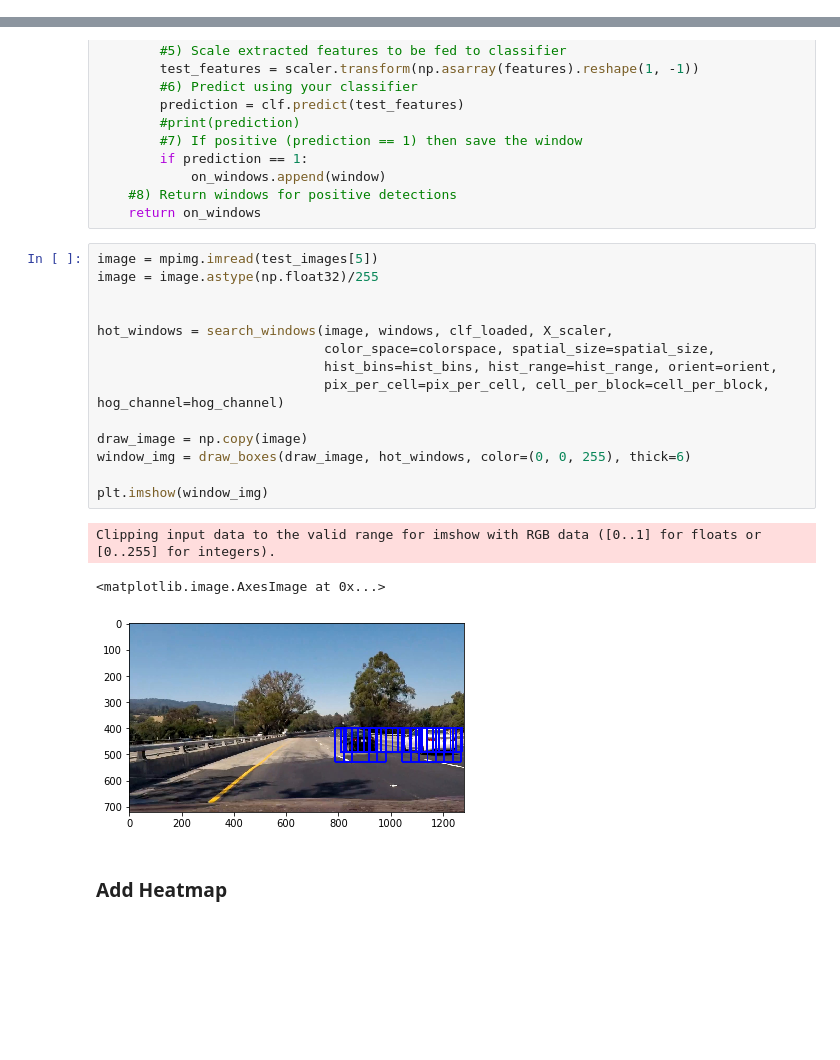
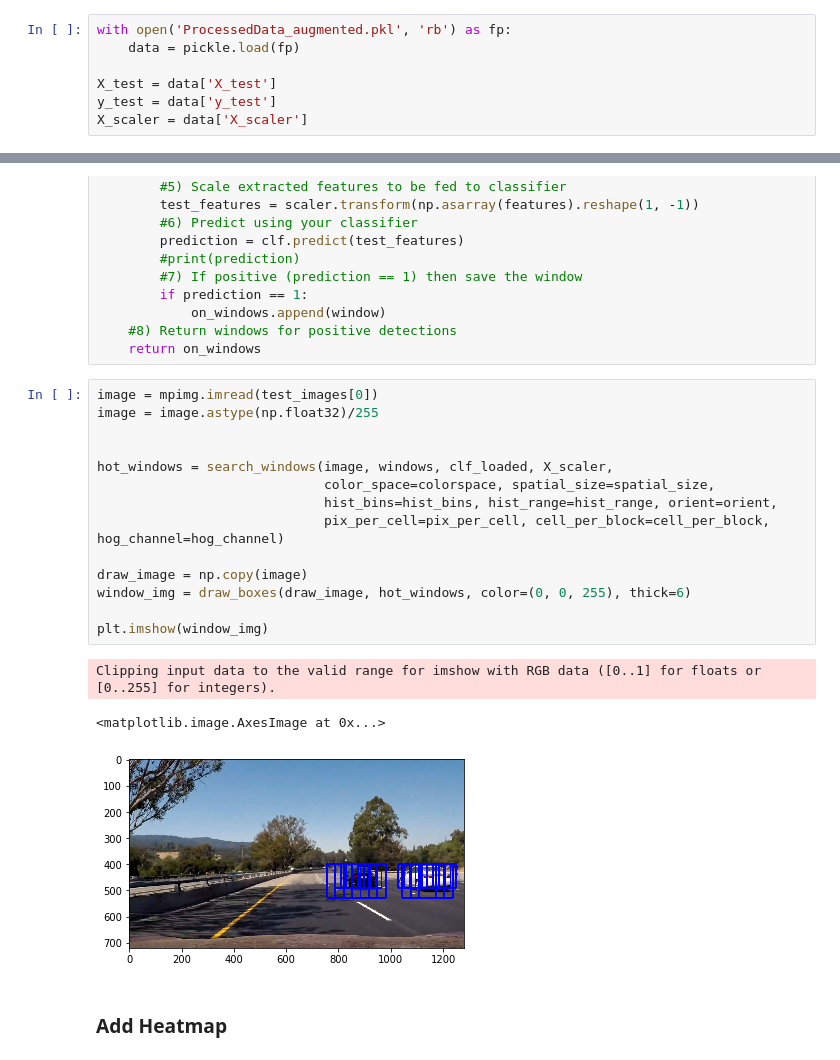
Before and after one commit to PedroHRPBS/CarND-Vehicle-Detection, a Jupyter notebook: Vehicle-Detection-project.ipynb, the cells around one changed output, grey strips where cells are left out. Drawn from its saved outputs; the diff is of its cells as text; blank space fills up the shorter version.

```diff
--- a/Vehicle-Detection-project.ipynb
+++ b/Vehicle-Detection-project.ipynb
@@ -334,6 +334,13 @@ print('Data cached in pickle file.')
 # %% [output]
 Saving data to pickle file...
 Data cached in pickle file.
+# %%
+with open('ProcessedData_augmented.pkl', 'rb') as fp:
+    data = pickle.load(fp)
+
+X_test = data['X_test']
+y_test = data['y_test']
+X_scaler = data['X_scaler']
 # %% [markdown]
 ### Train Classifier
 # %%
@@ -514,23 +521,23 @@ def search_windows(img, windows, clf, scaler, color_space='RGB',
     #8) Return windows for positive detections
     return on_windows
 # %%
-image = mpimg.imread(test_images[5])
+image = mpimg.imread(test_images[0])
 image = image.astype(np.float32)/255
 
 
 hot_windows = search_windows(image, windows, clf_loaded, X_scaler,
                              color_space=colorspace, spatial_size=spatial_size,
                              hist_bins=hist_bins, hist_range=hist_range, orient=orient,
                              pix_per_cell=pix_per_cell, cell_per_block=cell_per_block, hog_channel=hog_channel)
 
 draw_image = np.copy(image)
 window_img = draw_boxes(draw_image, hot_windows, color=(0, 0, 255), thick=6)
 
 plt.imshow(window_img)
 # %% [output]
 Clipping input data to the valid range for imshow with RGB data ([0..1] for floats or [0..255] for integers).
 <matplotlib.image.AxesImage at 0x...>
-[figure, old version]
+[figure, new version]
 # %% [markdown]
 ### Add Heatmap
 # %%
```
Also changed, not shown: parts of 11 cells of this notebook.
